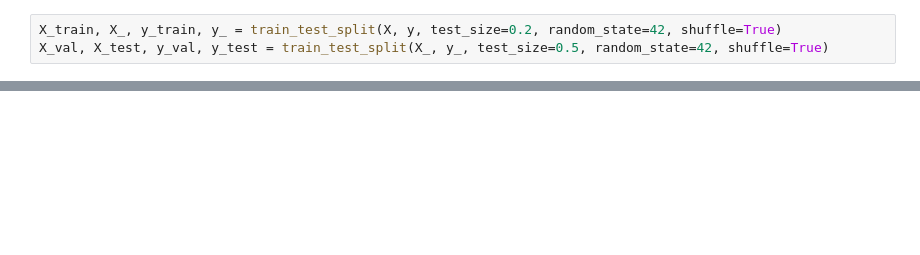
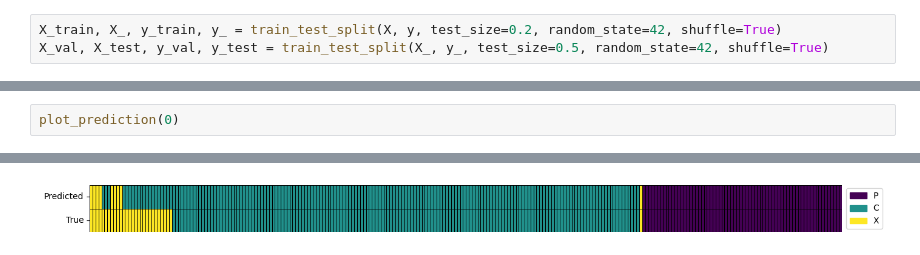
Before and after one commit to donEnno/hendecads, a Jupyter notebook: code/seq2ss.ipynb, the cells around one changed output, grey strips where cells are left out. Cells and saved outputs as stored; diff of their text form; blank space fills up the shorter version.

```diff
--- a/code/seq2ss.ipynb
+++ b/code/seq2ss.ipynb
@@ -129,0 +177,3 @@ def plot_prediction(i):
+# %%
+plot_prediction(0)
+# %% [output]
@@ -129,0 +181 @@ def plot_prediction(i):
+[figure, added]
```
Also changed, not shown: parts of 28 cells of this notebook, 1 other file.
